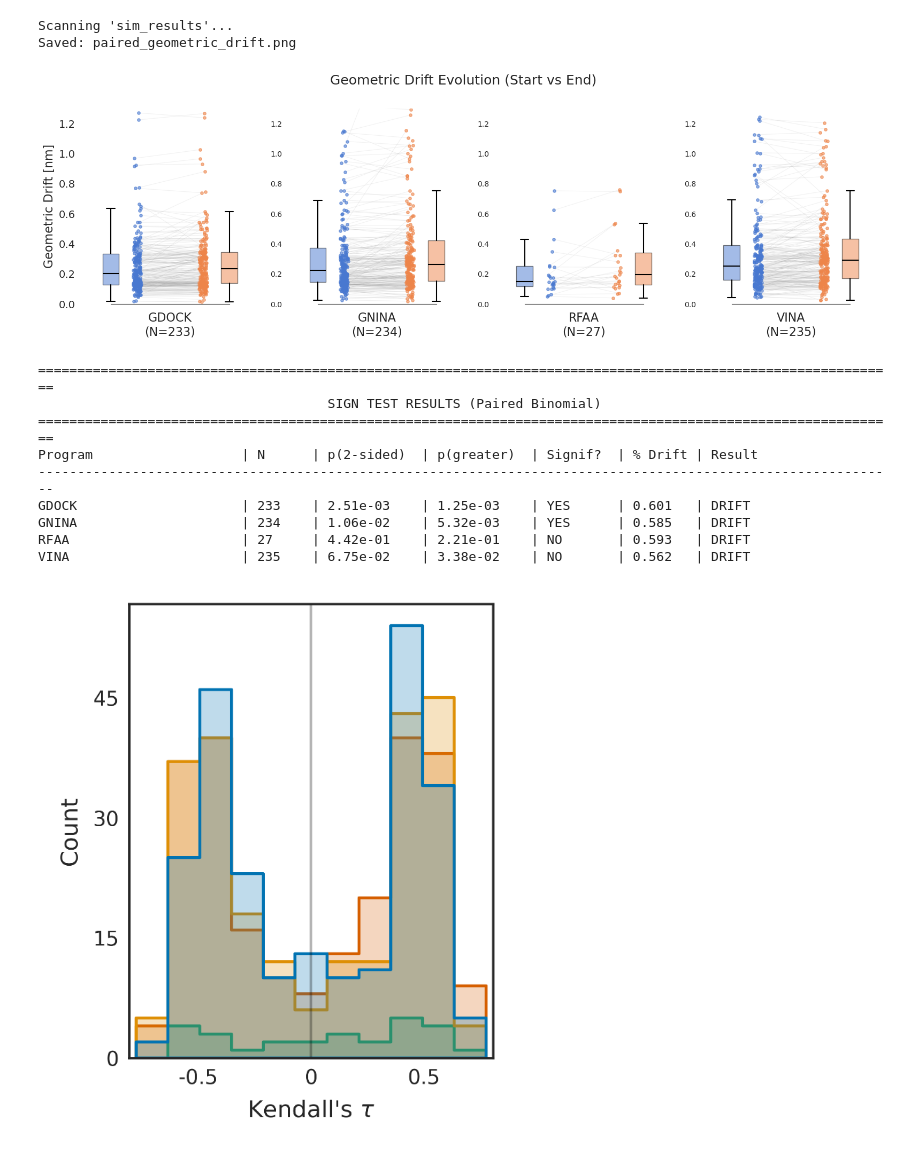
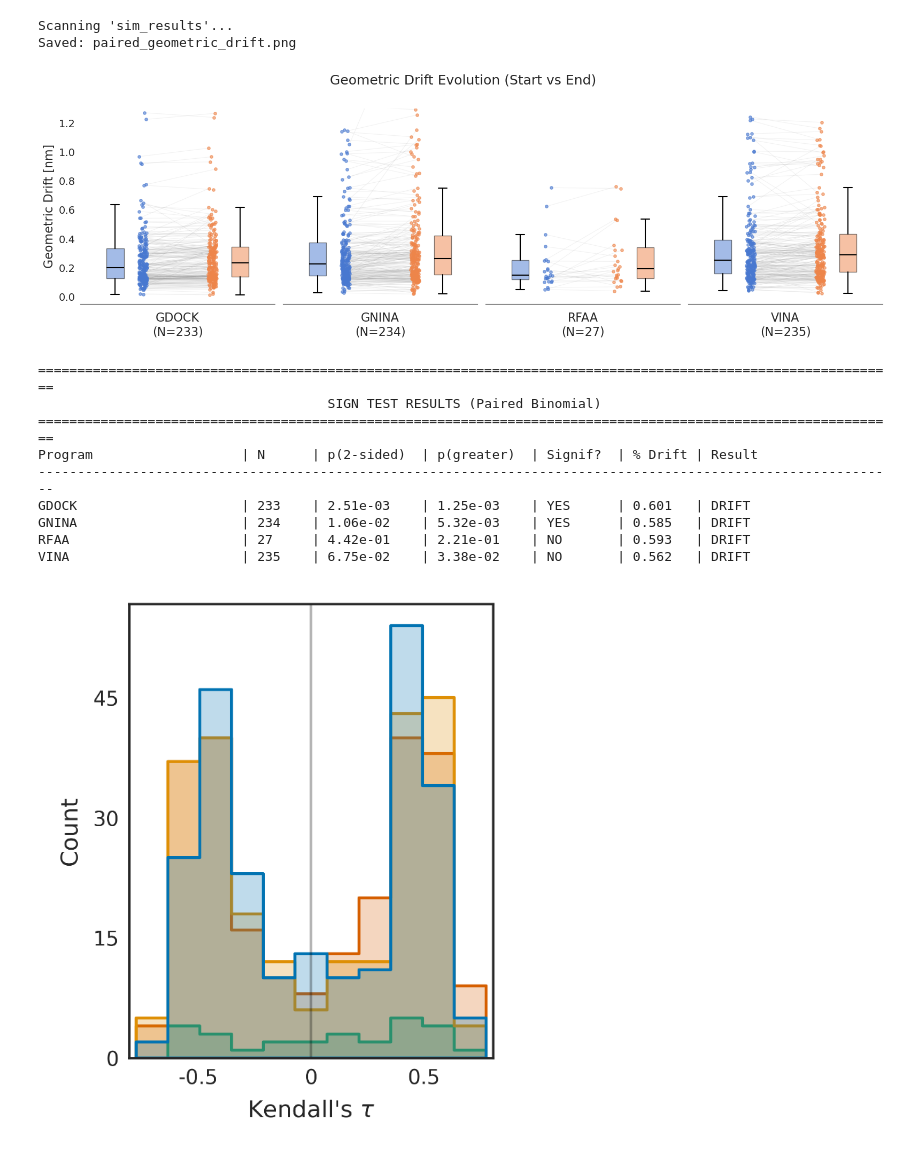
Before and after one commit to hruska-lab/CYCLOPS, a Jupyter notebook: examples/scripts/stats_example/geom_drift/stats_example_drift.ipynb, the cells around one changed output. Saved outputs shown, nothing was run; the diff lists cells and outputs as text; code cells hidden in the pictures.

Commit message:
unified plotting scheme

```diff
--- a/examples/scripts/stats_example/geom_drift/stats_example_drift.ipynb
+++ b/examples/scripts/stats_example/geom_drift/stats_example_drift.ipynb
@@ -11,21 +11,13 @@ import scipy.stats as stats
 from scipy.stats import binomtest
 from matplotlib.ticker import MaxNLocator
 
-# ==========================================
-# CONFIGURATION
-# ==========================================
 DIRECTORY = "sim_results"
 CHUNK_SIZE = 117
 TARGET_METRIC = "Diff_to_Ref"
 Y_LIMIT = 1.3
 
-# Tau histogram figure settings
 TAU_FIG_SIZE = (2.1, 2.5)
 TAU_DPI = 600
-
-# ==========================================
-# HELPER FUNCTIONS
-# ==========================================
 
 def get_simulation_means(data_array, chunk_size):
     n_sims = len(data_array) // chunk_size
@@ -34,18 +26,13 @@ def get_simulation_means(data_array, chunk_size):
     cutoff = n_sims * chunk_size
     return data_array[:cutoff].reshape(n_sims, chunk_size).mean(axis=1)
 
-
 def run_paired_stats(v1, v2):
-    """
-    Paired Sign Test (Binomial).
-    Returns two-sided p-value, directional p-value, and proportion increased.
-    """
     if len(v1) == 0 or len(v2) == 0:
         return 1.0, 1.0, 0.5
 
     diffs = v1 - v2
-    n_decreased = np.sum(diffs > 0)  # Value went down (tightened)
-    n_increased = np.sum(diffs < 0)  # Value went up (drifted)
+    n_decreased = np.sum(diffs > 0)
+    n_increased = np.sum(diffs < 0)
     n_valid = n_decreased + n_increased
 
     if n_valid == 0:
@@ -57,7 +44,6 @@ def run_paired_stats(v1, v2):
 
     return p_two, p_greater, prop_increased
 
-
 def interpret_effect(prop_increased):
     if prop_increased > 0.55:
         return "DRIFT"
@@ -65,12 +51,7 @@ def interpret_effect(prop_increased):
         return "TIGHTEN"
     return "Stable"
 
-# ==========================================
-# PLOTTING
-# ==========================================
-
 def plot_paired_box_slope(data_store):
-    """Paired box-slope plot showing geometric drift from start to end of simulation."""
     if TARGET_METRIC not in data_store:
         print(f"Metric '{TARGET_METRIC}' not found in data.")
         return
@@ -88,8 +69,8 @@ def plot_paired_box_slope(data_store):
         sns.set_style("white")
 
     muted_colors = sns.color_palette("muted")
-    c_p1 = muted_colors[0]  # Part 1 (Start)
-    c_p2 = muted_colors[1]  # Part 2 (End)
+    c_p1 = muted_colors[0]
+    c_p2 = muted_colors[1]
 
     fig, axes = plt.subplots(1, n_progs, figsize=(4 * n_progs, 5))
     if n_progs == 1:
@@ -111,16 +92,13 @@ def plot_paired_box_slope(data_store):
         x_start = pos_pts1 + jitter
         x_end = pos_pts2 + jitter
 
-        # Connecting lines
         for j in range(len(p1)):
             ax.plot([x_start[j], x_end[j]], [p1[j], p2[j]],
                     color='gray', alpha=0.1, linewidth=0.8, zorder=1)
 
-        # Points
         ax.scatter(x_start, p1, s=15, color=c_p1, alpha=0.6, zorder=2)
         ax.scatter(x_end, p2, s=15, color=c_p2, alpha=0.6, zorder=2)
 
-        # Boxplots
         bp1 = ax.boxplot([p1], positions=[pos_box1], widths=0.25,
                          patch_artist=True, showfliers=False, zorder=3)
         bp2 = ax.boxplot([p2], positions=[pos_box2], widths=0.25,
@@ -139,27 +117,26 @@ def plot_paired_box_slope(data_store):
         ax.set_xlabel(f"{prog}\n(N={len(p1)})", fontsize=16)
         ax.set_xticks([pos_box1, pos_pts1, pos_pts2, pos_box2])
         ax.set_xticklabels(["", "", "", ""])
+        ax.set_ylim(bottom=-0.05, top=Y_LIMIT)
 
         if i == 0:
             ax.set_ylabel("Geometric Drift [nm]", fontsize=16)
-            ax.tick_params(axis='y', labelsize=14, length=0)
+            ax.tick_params(axis='y', labelsize=14)
         else:
             ax.set_ylabel("")
-            ax.tick_params(axis='y', length=0)
+            ax.set_yticklabels([])
 
-        ax.set_ylim(bottom=0, top=Y_LIMIT)
+        ax.tick_params(axis="both", which="both", bottom=False, left=False, top=False, right=False)
+        for sp in ["top", "right", "left"]:
+            ax.spines[sp].set_visible(False)
+        ax.spines["bottom"].set_visible(True)
         ax.yaxis.grid(False)
-        sns.despine(ax=ax, trim=True, left=True)
 
     plt.suptitle("Geometric Drift Evolution (Start vs End)", fontsize=18, y=1.02)
     plt.tight_layout()
     plt.savefig("paired_geometric_drift.png", dpi=300, bbox_inches='tight')
     print("Saved: paired_geometric_drift.png")
     plt.show()
-
-# ==========================================
-# DATA LOADING
-# ==========================================
 
 data_store = {}
 print(f"Scanning '{DIRECTORY}'...")
@@ -193,7 +170,6 @@ for p1_path in part1_files:
         data_store[metric][prog]['means_p1'].extend(get_simulation_means(raw1[:min_len], CHUNK_SIZE))
         data_store[metric][prog]['means_p2'].extend(get_simulation_means(raw2[:min_len], CHUNK_SIZE))
 
-        # Raw trajectories for Kendall Tau
         stitched = np.concatenate([raw1[:min_len], raw2[:min_len]])
         full_sim_len = CHUNK_SIZE * 2
         n_sims = len(stitched) // full_sim_len
@@ -204,14 +180,8 @@ for p1_path in part1_files:
     except Exception as e:
         print(f"  [Error] {filename}: {e}")
 
-# ==========================================
-# EXECUTION
-# ==========================================
-
-# --- Paired Box-Slope Plot ---
 plot_paired_box_slope(data_store)
 
-# --- Sign Test Results ---
 if TARGET_METRIC in data_store:
     print(f"\n{'='*110}")
     print("SIGN TEST RESULTS (Paired Binomial)".center(110))
@@ -232,12 +202,7 @@ if TARGET_METRIC in data_store:
 
         print(f"{prog:<25} | {len(p1):<6} | {p_two:<11.2e} | {p_greater:<11.2e} | {sig:<8} | {prop_drift:.3f}   | {res}")
 
-# ==========================================
-# KENDALL TAU HISTOGRAM
-# ==========================================
-
 def plot_tau_histogram(df_mk, program_colors):
-    """Mini Kendall Tau histogram panel, sized for publication."""
     if df_mk.empty:
         print("No Tau data to plot.")
         return
@@ -253,12 +218,10 @@ def plot_tau_histogram(df_mk, program_colors):
         ax=ax
     )
 
-    # Dynamic x range with small margin
     t_min, t_max = df_mk['Tau'].min(), df_mk['Tau'].max()
     x_margin = (t_max - t_min) * 0.02 if t_max != t_min else 0.1
     ax.set_xlim(t_min - x_margin, t_max + x_margin)
 
-    # Only show ticks that fall within actual data range
     visible_ticks = [t for t in [-0.5, 0, 0.5] if t_min <= t <= t_max]
     ax.set_xticks(visible_ticks)
     ax.set_xticklabels(visible_ticks, fontsize=7)
@@ -275,35 +238,34 @@ def plot_tau_histogram(df_mk, program_colors):
     ax.set_xlabel(r"Kendall's $\tau$", fontsize=8)
     ax.set_ylabel("Count", fontsize=8)
 
     plt.tight_layout(pad=0.1)
     filename = "plot_tau_geometric_clean_x.png"
     plt.savefig(filename, dpi=TAU_DPI, bbox_inches='tight')
     plt.show()
     plt.close(fig)
 
-
 if TARGET_METRIC in data_store:
     unique_programs = sorted(data_store[TARGET_METRIC].keys())
     program_colors = dict(zip(unique_programs, sns.color_palette("colorblind", n_colors=len(unique_programs))))
 
     mk_data = []
     for prog in unique_programs:
         for y in data_store[TARGET_METRIC][prog].get('trajectories', []):
             try:
                 with warnings.catch_warnings():
                     warnings.simplefilter("ignore")
                     tau, _ = stats.kendalltau(np.arange(len(y)), y)
                 val = tau if not (np.isnan(tau) or np.isinf(tau)) else 0.0
             except:
                 val = 0.0
             mk_data.append({'Program': prog, 'Tau': val})
 
     df_mk = pd.DataFrame(mk_data)
     plot_tau_histogram(df_mk, program_colors)
 # %% [output]
 Scanning 'sim_results'...
 Saved: paired_geometric_drift.png
-[figure, old version]
+[figure, new version]
 ==============================================================================================================
                                      SIGN TEST RESULTS (Paired Binomial)
 ==============================================================================================================
```
